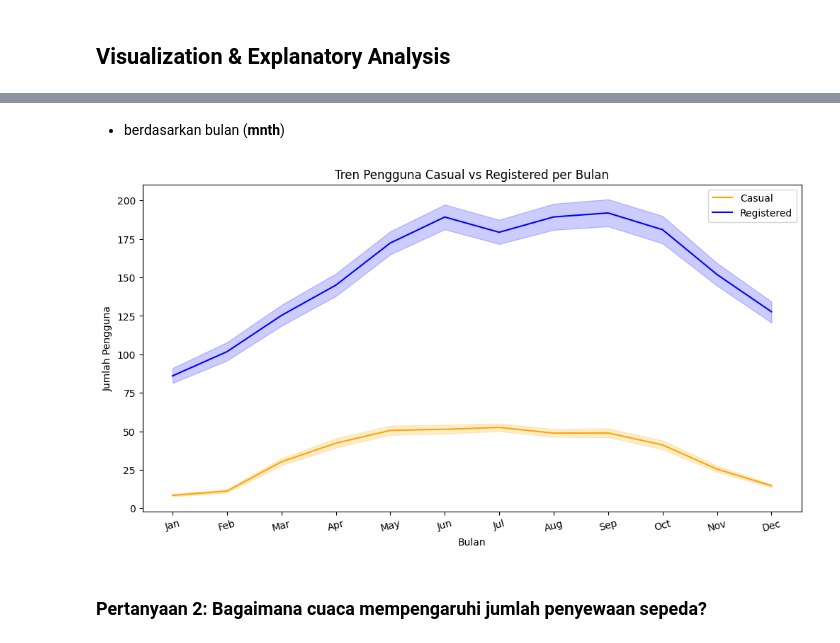
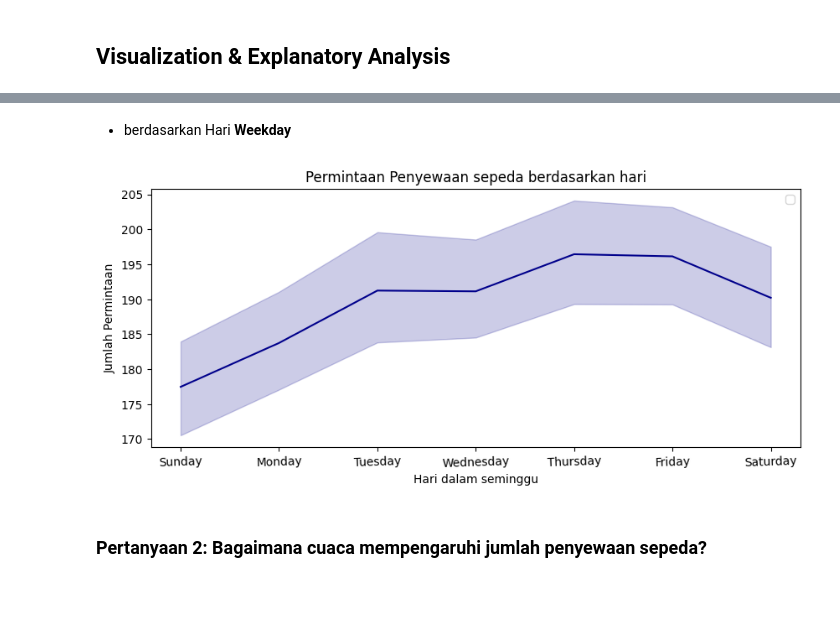
Before and after one commit to Merri135/proyek_analisis_data, a Jupyter notebook: Proyek_Analisis_Data.ipynb, the cells around one changed output, grey strips where cells are left out. Cells and saved outputs as stored; diff of their text form; code cells hidden in the pictures; blank space fills up the shorter version.

```diff
--- a/Proyek_Analisis_Data.ipynb
+++ b/Proyek_Analisis_Data.ipynb
@@ -423,18 +461,17 @@ plt.show()
 # %% [markdown]
-- berdasarkan bulan (**mnth**)
+- berdasarkan Hari **Weekday**
 # %%
-# melihat penyewaan sepeda berdasarkan bulan.
-plt.figure(figsize=(12, 6))
-sns.lineplot(data=all_df, x="mnth_y", y="casual_y", label="Casual", color="orange")
-sns.lineplot(data=all_df, x="mnth_y", y="registered_y", label="Registered", color="blue")
-plt.xticks(rotation=15)
-plt.title("Tren Pengguna Casual vs Registered per Bulan")
-plt.xlabel("Bulan")
-plt.ylabel("Jumlah Pengguna")
+# melihat permintaan penyewaan sepeda berdasarkan hari.
+plt.figure(figsize=(10, 4))
+sns.lineplot(data=all_df, x="weekday_y", y="cnt_y", color="darkblue")
+plt.xticks(rotation=2)
+plt.title("Permintaan Penyewaan sepeda berdasarkan hari")
+plt.xlabel("Hari dalam seminggu")
+plt.ylabel("Jumlah Permintaan")
 plt.legend()
 plt.show()
 # %% [output]
-[figure, old version]
+[figure, new version]
 # %% [markdown]
 ### Pertanyaan 2: Bagaimana cuaca mempengaruhi jumlah penyewaan sepeda?
 # %%
```
Also changed, not shown: parts of 16 cells of this notebook, 1 other file.
